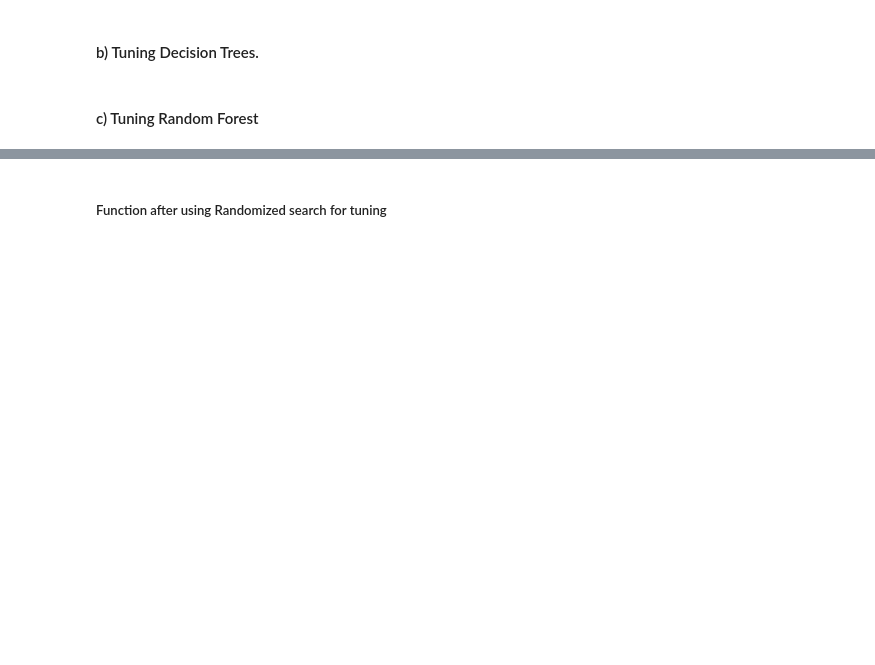
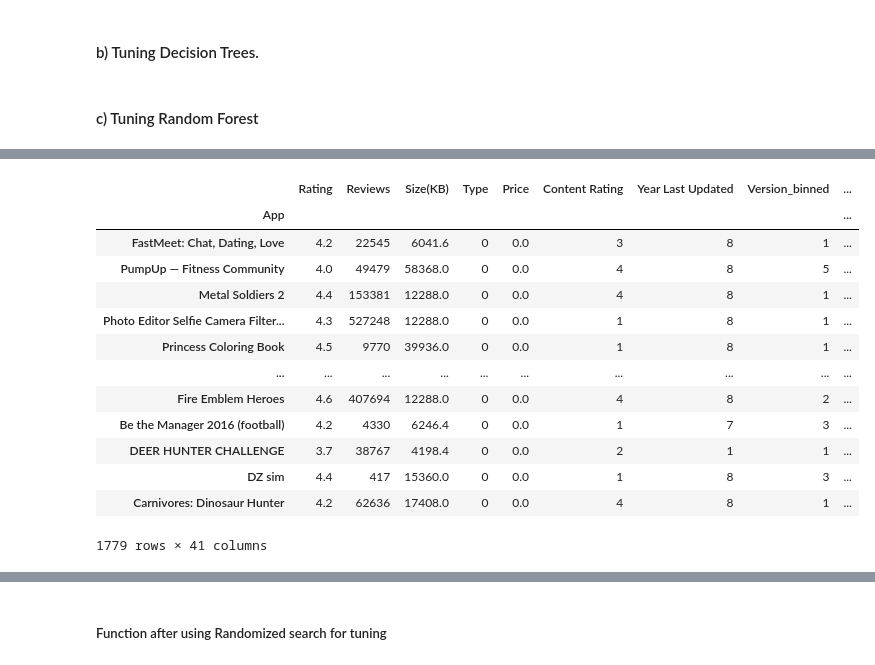
Before and after one commit to Vee2002/Play_Store_Apps_Analysis, a Jupyter notebook: Prediction of Mobile App Success using Machine Learning - Lit Think Notebook(Final).ipynb, the cells around one changed output, grey strips where cells are left out. Saved outputs shown, nothing was run; the diff lists cells and outputs as text; code cells hidden in the pictures; blank space fills up the shorter version.

```diff
--- a/Prediction of Mobile App Success using Machine Learning - Lit Think Notebook(Final).ipynb
+++ b/Prediction of Mobile App Success using Machine Learning - Lit Think Notebook(Final).ipynb
@@ -1658,0 +1665,17 @@ def main():
+# %%
+X_test_encoded
+# %% [output]
+|  | Rating | Reviews | Size(KB) | Type | Price | Content Rating | Year Last Updated | Version_binned | ... |
+| App |  |  |  |  |  |  |  |  | ... |
+| FastMeet: Chat, Dating, Love | 4.2 | 22545 | 6041.6 | 0 | 0.0 | 3 | 8 | 1 | ... |
+| PumpUp — Fitness Community | 4.0 | 49479 | 58368.0 | 0 | 0.0 | 4 | 8 | 5 | ... |
+| Metal Soldiers 2 | 4.4 | 153381 | 12288.0 | 0 | 0.0 | 4 | 8 | 1 | ... |
+| Photo Editor Selfie Camera Filter... | 4.3 | 527248 | 12288.0 | 0 | 0.0 | 1 | 8 | 1 | ... |
+| Princess Coloring Book | 4.5 | 9770 | 39936.0 | 0 | 0.0 | 1 | 8 | 1 | ... |
+| ... | ... | ... | ... | ... | ... | ... | ... | ... | ... |
+| Fire Emblem Heroes | 4.6 | 407694 | 12288.0 | 0 | 0.0 | 4 | 8 | 2 | ... |
+| Be the Manager 2016 (football) | 4.2 | 4330 | 6246.4 | 0 | 0.0 | 1 | 7 | 3 | ... |
+| DEER HUNTER CHALLENGE | 3.7 | 38767 | 4198.4 | 0 | 0.0 | 2 | 1 | 1 | ... |
+| DZ sim | 4.4 | 417 | 15360.0 | 0 | 0.0 | 1 | 8 | 3 | ... |
+| Carnivores: Dinosaur Hunter | 4.2 | 62636 | 17408.0 | 0 | 0.0 | 4 | 8 | 1 | ... |
+1779 rows × 41 columns
```
Also changed, not shown: parts of 29 cells of this notebook, 14 other files.
